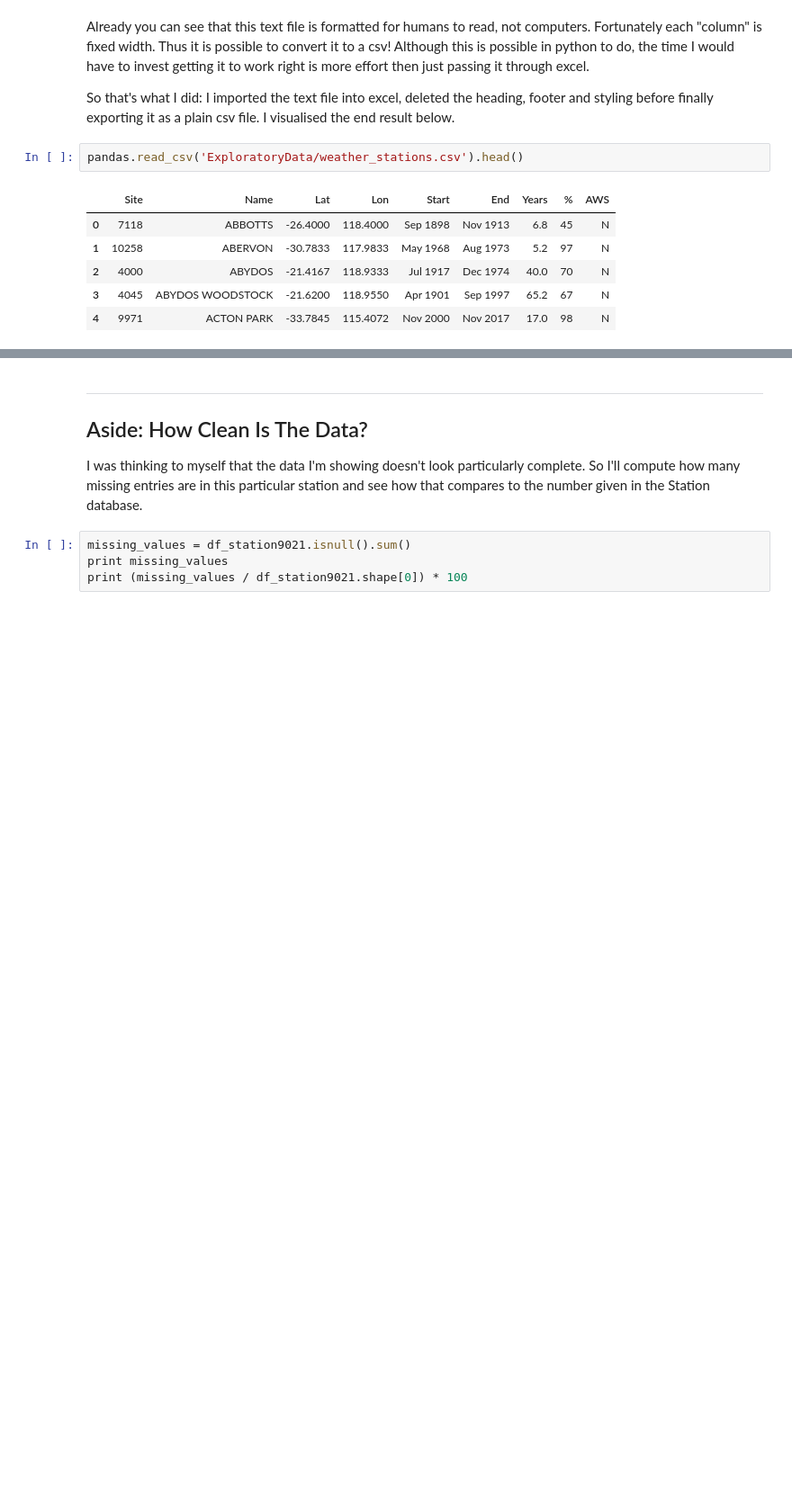
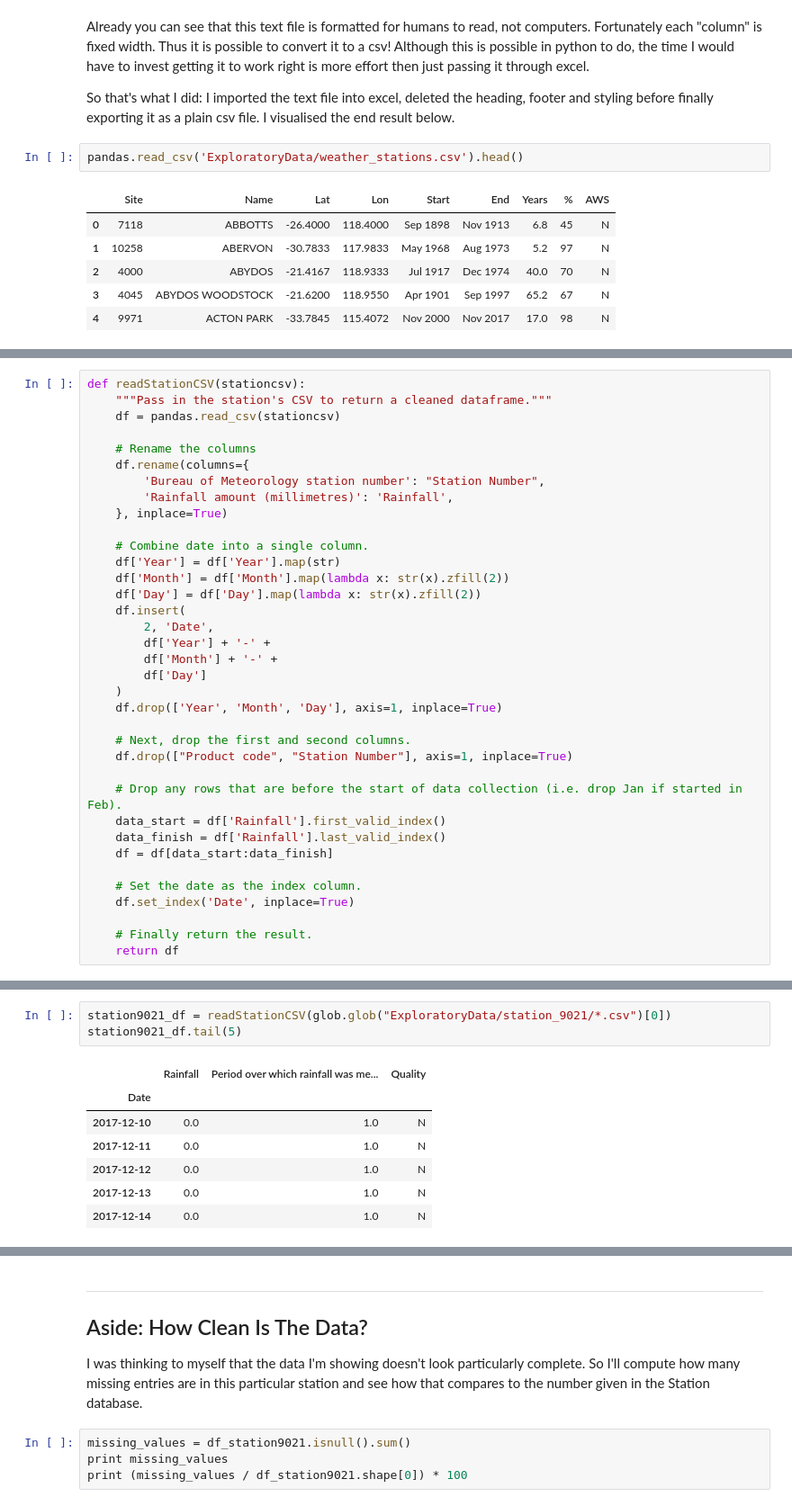
Before and after one commit to kmiller96/PythonWeatherDataScraper, a Jupyter notebook: ProofOfConcept.ipynb, the cells around one changed output, grey strips where cells are left out. Shown: that part at 90% size. Cells and saved outputs as stored; diff of their text form; blank space fills up the shorter version.

```diff
--- a/ProofOfConcept.ipynb
+++ b/ProofOfConcept.ipynb
@@ -347,0 +276,36 @@ It all works! Now the data is in an easy to access format and is only 5 columns
+# %%
+def readStationCSV(stationcsv):
+    """Pass in the station's CSV to return a cleaned dataframe."""
+    df = pandas.read_csv(stationcsv)
+
+    # Rename the columns
+    df.rename(columns={
+        'Bureau of Meteorology station number': "Station Number",
+        'Rainfall amount (millimetres)': 'Rainfall',
+    }, inplace=True)
+
+    # Combine date into a single column.
+    df['Year'] = df['Year'].map(str)
+    df['Month'] = df['Month'].map(lambda x: str(x).zfill(2))
+    df['Day'] = df['Day'].map(lambda x: str(x).zfill(2))
+    df.insert(
+        2, 'Date',
+        df['Year'] + '-' +
+        df['Month'] + '-' +
+        df['Day']
+    )
+    df.drop(['Year', 'Month', 'Day'], axis=1, inplace=True)
+
+    # Next, drop the first and second columns.
+    df.drop(["Product code", "Station Number"], axis=1, inplace=True)
+
+    # Drop any rows that are before the start of data collection (i.e. drop Jan if started in Feb).
+    data_start = df['Rainfall'].first_valid_index()
+    data_finish = df['Rainfall'].last_valid_index()
+    df = df[data_start:data_finish]
+
+    # Set the date as the index column.
+    df.set_index('Date', inplace=True)
+
+    # Finally return the result.
+    return df
@@ -347,0 +316,11 @@ It all works! Now the data is in an easy to access format and is only 5 columns
+# %%
+station9021_df = readStationCSV(glob.glob("ExploratoryData/station_9021/*.csv")[0])
+station9021_df.tail(5)
+# %% [output]
+|  | Rainfall | Period over which rainfall was me... | Quality |
+| Date |  |  |  |
+| 2017-12-10 | 0.0 | 1.0 | N |
+| 2017-12-11 | 0.0 | 1.0 | N |
+| 2017-12-12 | 0.0 | 1.0 | N |
+| 2017-12-13 | 0.0 | 1.0 | N |
+| 2017-12-14 | 0.0 | 1.0 | N |
```
Also changed, not shown: parts of 81 cells of this notebook, 10 other files.
